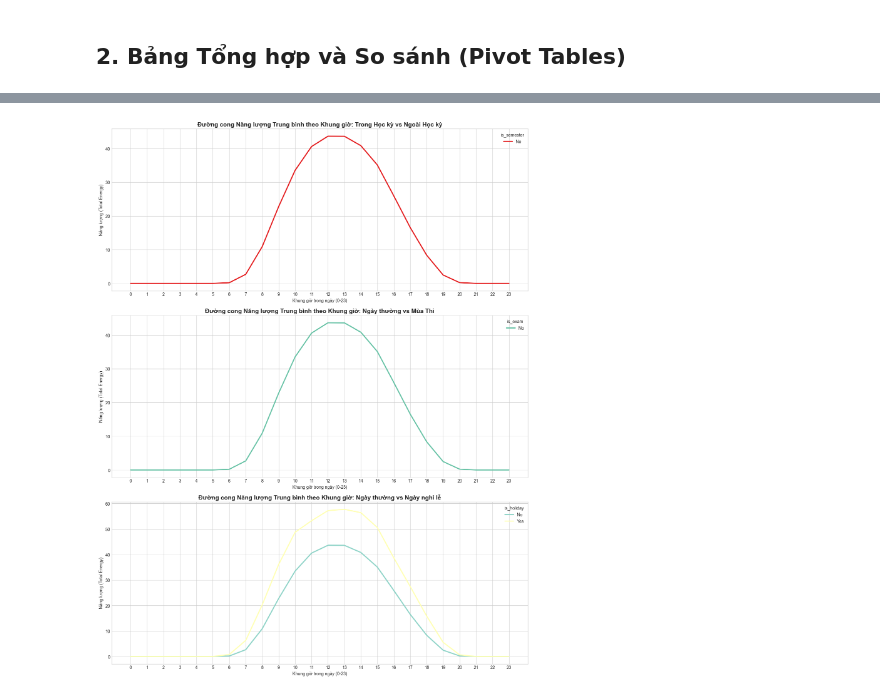
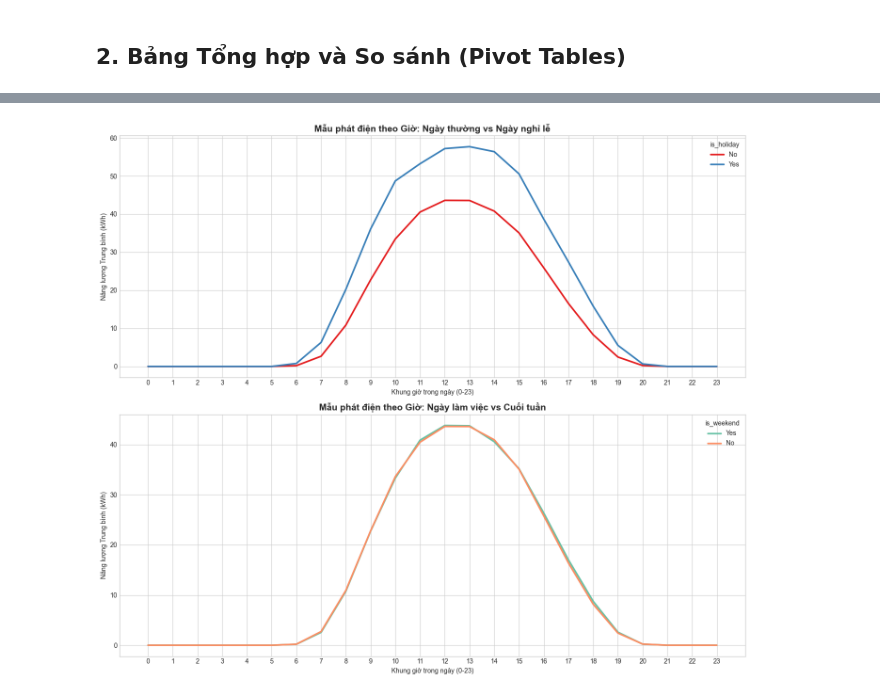
Before and after one commit to nguyenvunhut/solar-engergy, a Jupyter notebook: notebooks/pattern_discovery.ipynb, the cells around one changed output, grey strips where cells are left out. Cells and saved outputs as stored; diff of their text form; code cells hidden in the pictures.

```diff
--- a/notebooks/pattern_discovery.ipynb
+++ b/notebooks/pattern_discovery.ipynb
@@ -108,39 +103,29 @@ Sự ảnh hưởng của Học kỳ (is_semester):
-# %%
-# TRỰC QUAN HÓA TÌM PATTERN NGẦM ĐỊNH
-fig, axes = plt.subplots(3, 1, figsize=(14, 18))
-
-# Biểu đồ 1: Đường cong năng lượng theo Học kỳ (is_semester)
-sns.lineplot(
-    data=df, x='hourly_bucket', y='total_energy', hue='is_semester',
-    estimator='mean', errorbar=None, ax=axes[0], palette="Set1", linewidth=2.5
-)
-axes[0].set_title('Đường cong Năng lượng Trung bình theo Khung giờ: Trong Học kỳ vs Ngoài Học kỳ', fontsize=14, fontweight='bold')
-axes[0].set_xlabel('Khung giờ trong ngày (0-23)')
-axes[0].set_ylabel('Năng lượng (Total Energy)')
-axes[0].set_xticks(range(0, 24))
-
-# Biểu đồ 2: Đường cong năng lượng theo Mùa thi (is_exam)
-sns.lineplot(
-    data=df, x='hourly_bucket', y='total_energy', hue='is_exam',
-    estimator='mean', errorbar=None, ax=axes[1], palette="Set2", linewidth=2.5
-)
-axes[1].set_title('Đường cong Năng lượng Trung bình theo Khung giờ: Ngày thường vs Mùa Thi', fontsize=14, fontweight='bold')
-axes[1].set_xlabel('Khung giờ trong ngày (0-23)')
-axes[1].set_ylabel('Năng lượng (Total Energy)')
-axes[1].set_xticks(range(0, 24))
-
-# Biểu đồ 3: Đường cong năng lượng theo Ngày lễ (is_holiday)
-sns.lineplot(
-    data=df, x='hourly_bucket', y='total_energy', hue='is_holiday',
-    estimator='mean', errorbar=None, ax=axes[2], palette="Set3", linewidth=2.5
-)
-axes[2].set_title('Đường cong Năng lượng Trung bình theo Khung giờ: Ngày thường vs Ngày nghỉ lễ', fontsize=14, fontweight='bold')
-axes[2].set_xlabel('Khung giờ trong ngày (0-23)')
-axes[2].set_ylabel('Năng lượng (Total Energy)')
-axes[2].set_xticks(range(0, 24))
-
-plt.tight_layout()
-plt.show()
-# %% [output]
-[figure, removed]
+# %%
+# TRỰC QUAN HÓA TÌM PATTERN NGẦM ĐỊNH
+fig, axes = plt.subplots(2, 1, figsize=(14, 12))
+
+# Biểu đồ 1: Đường cong năng lượng theo Ngày lễ (is_holiday)
+sns.lineplot(
+    data=df, x='hourly_bucket', y='total_energy', hue='is_holiday',
+    estimator='mean', errorbar=None, ax=axes[0], palette="Set1", linewidth=2.5
+)
+axes[0].set_title('Mẫu phát điện theo Giờ: Ngày thường vs Ngày nghỉ lễ', fontsize=14, fontweight='bold')
+axes[0].set_xlabel('Khung giờ trong ngày (0-23)')
+axes[0].set_ylabel('Năng lượng Trung bình (kWh)')
+axes[0].set_xticks(range(0, 24))
+
+# Biểu đồ 2: Đường cong năng lượng theo Cuối tuần (is_weekend)
+sns.lineplot(
+    data=df, x='hourly_bucket', y='total_energy', hue='is_weekend',
+    estimator='mean', errorbar=None, ax=axes[1], palette="Set2", linewidth=2.5
+)
+axes[1].set_title('Mẫu phát điện theo Giờ: Ngày làm việc vs Cuối tuần', fontsize=14, fontweight='bold')
+axes[1].set_xlabel('Khung giờ trong ngày (0-23)')
+axes[1].set_ylabel('Năng lượng Trung bình (kWh)')
+axes[1].set_xticks(range(0, 24))
+
+plt.tight_layout()
+plt.show()
+# %% [output]
+[figure, added]
 # %% [markdown]
```
Also changed, not shown: parts of 8 cells of this notebook.
